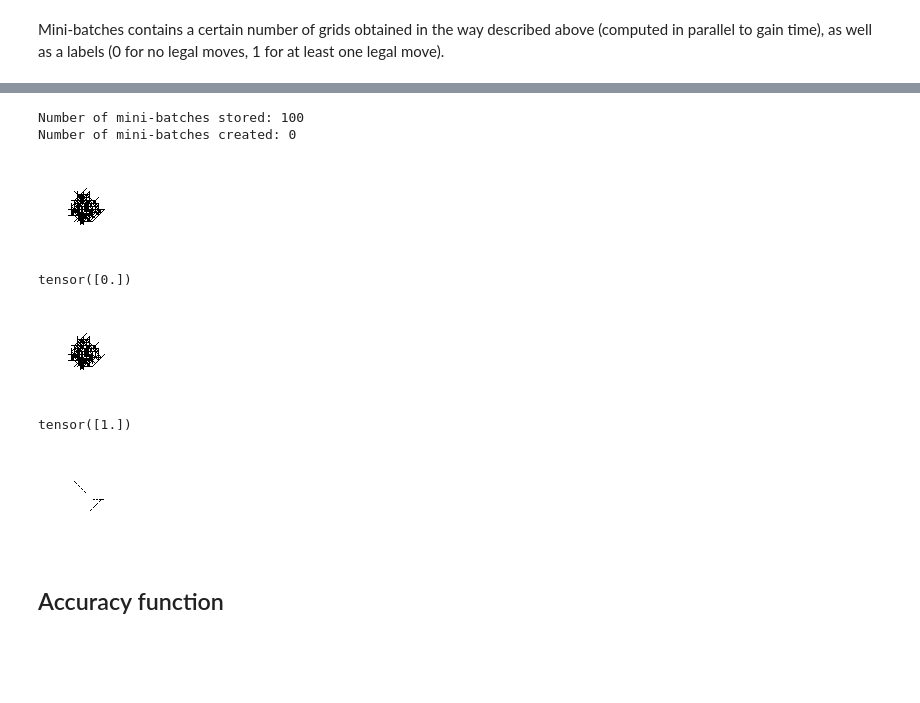
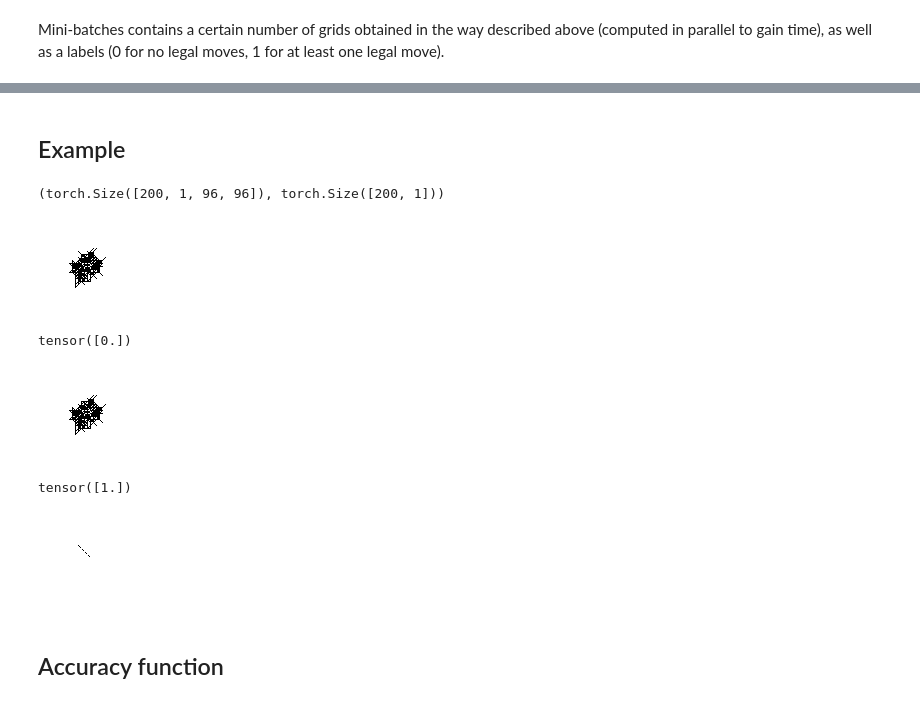
Before and after one commit to gillioz/MorpionSolitaire, a Jupyter notebook: deeplearning/Simple_binary_problem_deeper.ipynb, the cells around one changed output, grey strips where cells are left out. Cells and saved outputs as stored; diff of their text form; code cells hidden in the pictures; blank space fills up the shorter version.

```diff
--- a/deeplearning/Simple_binary_problem_deeper.ipynb
+++ b/deeplearning/Simple_binary_problem_deeper.ipynb
@@ -17,18 +22,22 @@ This function plays one game at random until there are no more moves, stores the
 The other 2/3 of the time we rewind the game by only one step, so that the network gets used to identify a single allowed move. If we did not do that the training process would result in a relatively high accuracy by only identifying some types of allowed moves instead of all of them.
 # %%
 def play_one_game(host = 0): # dummy argument needed for passing to pool.map
-    game = NewGame('cross').play()
-    grid1 = game.grid.image()
+    game = PyMorpionSolitaire.Game5T('c');
+    game.playAtRandom()
+    grid1 = game.image()[48:144, 48:144]
     if np.random.randint(3) == 0:
-        game = game.unplay(np.random.randint(game.score - 1) + 2)
+        game.undo(np.random.randint(game.getScore() - 1) + 2)
     else:
-        game = game.unplay(1)
-    grid2 = game.grid.image()
+        game.undo()
+    grid2 = game.image()[48:144, 48:144]
     return np.stack((grid1, grid2))
 # %% [markdown]
 Mini-batches contains a certain number of grids obtained in the way described above (computed in parallel to gain time), as well as a labels (0 for no legal moves, 1 for at least one legal move).
 # %%
-def generate_batch(batch_size = 100):
-    x = torch.tensor(np.concatenate(pool.map(play_one_game, range(batch_size // 2)))).float().unsqueeze(1)
+def generate_batch(batch_size = 200):
+    x = []
+    for _ in range(batch_size // 2):
+        x.append(play_one_game())
+    x = torch.tensor(np.concatenate(x)).float().unsqueeze(1)
     y = torch.tensor([0.,1.]).repeat(batch_size // 2).unsqueeze(1)
     return x, y
@@ -59,34 +44,34 @@ def generate_batch(batch_size = 100):
-# %%
-data = MSDataFrame(batch_size = 200, length = 100,
-                   batch_fct = generate_batch, repeat = 16,
-                   data = 'data/simple_problem_grids.npy',
-                   labels = 'data/simple_problem_labels.npy')
-data.info()
-# %% [output]
-Number of mini-batches stored: 100
-Number of mini-batches created: 0
+# %% [markdown]
+## Example
 # %%
-x, y = data.data[0]
+x, y = generate_batch()
+# %%
+x.shape, y.shape
+# %% [output]
+(torch.Size([200, 1, 96, 96]), torch.Size([200, 1]))
+# %%
+def visualize(x):
+    return Image.fromarray(~np.array(torch.squeeze(x)).astype(bool))
 # %%
-MSvisualize(x[0])
+visualize(x[0])
 # %% [output]
-[figure, old version]
+[figure, new version]
 # %%
 y[0]
 # %% [output]
 tensor([0.])
 # %%
-MSvisualize(x[1])
+visualize(x[1])
 # %% [output]
-[figure, old version]
+[figure, new version]
 # %%
 y[1]
 # %% [output]
 tensor([1.])
 # %%
-MSvisualize(x[1]-x[0])
+visualize(x[1] - x[0])
 # %% [output]
-[figure, old version]
+[figure, new version]
 # %% [markdown]
 ## Accuracy function
 # %%
```
Also changed, not shown: parts of 27 cells of this notebook, 6 other files.
